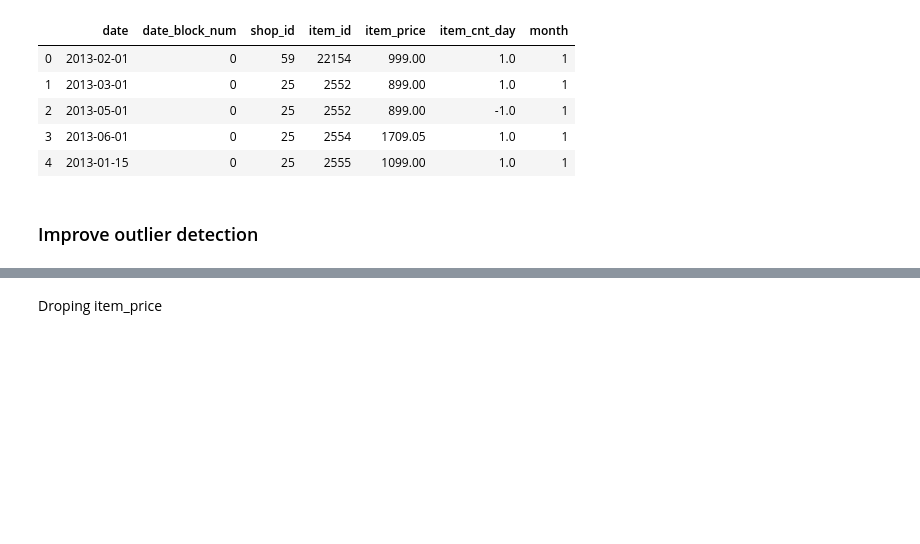
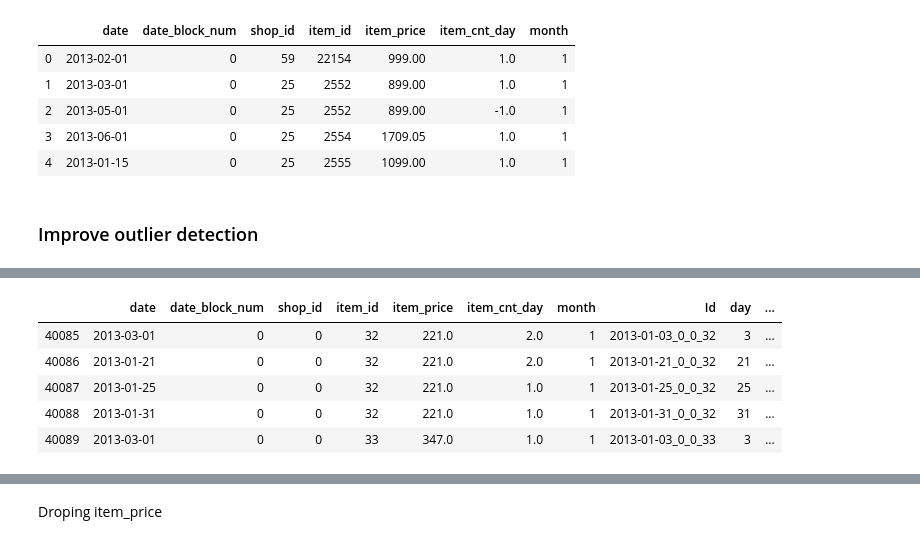
Before and after one commit to Interestship1-0/Sales-prediction, a Jupyter notebook: HenaGhonia/notebooks/22_06_2020_Merge data_and build simple model.ipynb, the cells around one changed output, grey strips where cells are left out. Cells and saved outputs as stored; diff of their text form; code cells hidden in the pictures; blank space fills up the shorter version.

```diff
--- a/HenaGhonia/notebooks/22_06_2020_Merge data_and build simple model.ipynb
+++ b/HenaGhonia/notebooks/22_06_2020_Merge data_and build simple model.ipynb
@@ -74,0 +115,9 @@ sales.sort_values(['date_block_num','month','shop_id','item_id'], inplace = True
+# %%
+sales.head()
+# %% [output]
+|  | date | date_block_num | shop_id | item_id | item_price | item_cnt_day | month | Id | day | ... |
+| 40085 | 2013-03-01 | 0 | 0 | 32 | 221.0 | 2.0 | 1 | 2013-01-03_0_0_32 | 3 | ... |
+| 40086 | 2013-01-21 | 0 | 0 | 32 | 221.0 | 2.0 | 1 | 2013-01-21_0_0_32 | 21 | ... |
+| 40087 | 2013-01-25 | 0 | 0 | 32 | 221.0 | 1.0 | 1 | 2013-01-25_0_0_32 | 25 | ... |
+| 40088 | 2013-01-31 | 0 | 0 | 32 | 221.0 | 1.0 | 1 | 2013-01-31_0_0_32 | 31 | ... |
+| 40089 | 2013-03-01 | 0 | 0 | 33 | 347.0 | 1.0 | 1 | 2013-01-03_0_0_33 | 3 | ... |
```
Also changed, not shown: parts of 19 cells of this notebook.
